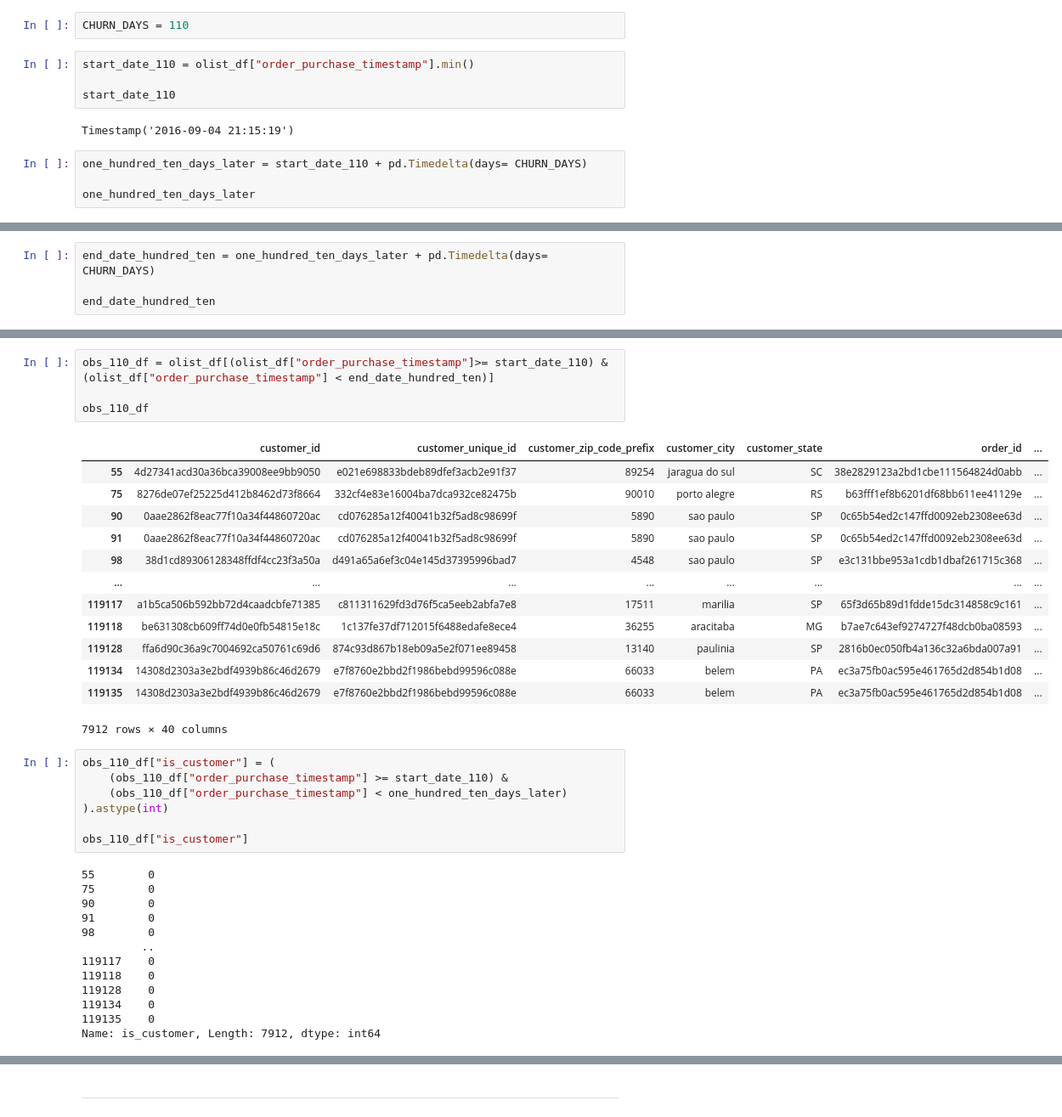
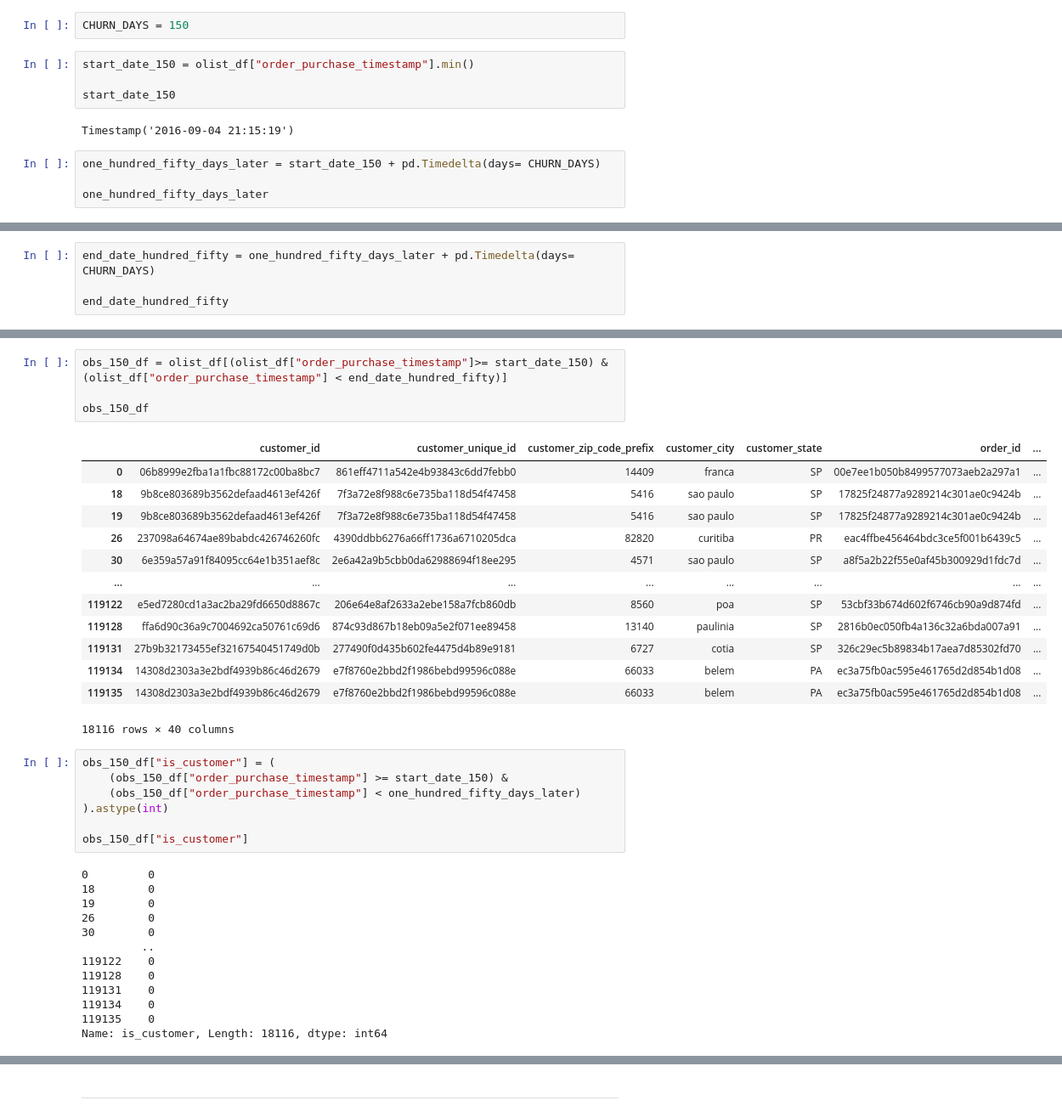
Before and after one commit to SilvanaKoga/tfm-uned-churn, a Jupyter notebook: Notebooks/Training_dataset.ipynb, the cells around one changed output, grey strips where cells are left out. Shown at 85% size. Saved outputs shown, nothing was run; the diff lists cells and outputs as text.

```diff
--- a/Notebooks/Training_dataset.ipynb
+++ b/Notebooks/Training_dataset.ipynb
@@ -729,15 +729,15 @@ dataset_100_df_t2.to_csv(r"C:\Users\Hallen\Documents\mis_cosas\silvana\master\tf
 # %% [markdown]
 ### **110 days term 1**
 # %%
-CHURN_DAYS = 110
+CHURN_DAYS = 150
 # %%
-start_date_110 = olist_df["order_purchase_timestamp"].min()
+start_date_150 = olist_df["order_purchase_timestamp"].min()
 
-start_date_110
+start_date_150
 # %% [output]
 Timestamp('2016-09-04 21:15:19')
 # %%
-one_hundred_ten_days_later = start_date_110 + pd.Timedelta(days= CHURN_DAYS)
+one_hundred_fifty_days_later = start_date_150 + pd.Timedelta(days= CHURN_DAYS)
 
-one_hundred_ten_days_later
+one_hundred_fifty_days_later
 # %% [output]
@@ -745,5 +745,5 @@ Timestamp('2016-12-23 21:15:19')
 # %%
-end_date_hundred_ten = one_hundred_ten_days_later + pd.Timedelta(days= CHURN_DAYS)
+end_date_hundred_fifty = one_hundred_fifty_days_later + pd.Timedelta(days= CHURN_DAYS)
 
-end_date_hundred_ten
+end_date_hundred_fifty
 # %% [output]
@@ -751,39 +751,39 @@ Timestamp('2017-04-12 21:15:19')
 # %%
-obs_110_df = olist_df[(olist_df["order_purchase_timestamp"]>= start_date_110) & (olist_df["order_purchase_timestamp"] < end_date_hundred_ten)]
+obs_150_df = olist_df[(olist_df["order_purchase_timestamp"]>= start_date_150) & (olist_df["order_purchase_timestamp"] < end_date_hundred_fifty)]
 
-obs_110_df
+obs_150_df
 # %% [output]
 |  | customer_id | customer_unique_id | customer_zip_code_prefix | customer_city | customer_state | order_id | ... |
-| 55 | 4d27341acd30a36bca39008ee9bb9050 | e021e698833bdeb89dfef3acb2e91f37 | 89254 | jaragua do sul | SC | 38e2829123a2bd1cbe111564824d0abb | ... |
-| 75 | 8276de07ef25225d412b8462d73f8664 | 332cf4e83e16004ba7dca932ce82475b | 90010 | porto alegre | RS | b63fff1ef8b6201df68bb611ee41129e | ... |
-| 90 | 0aae2862f8eac77f10a34f44860720ac | cd076285a12f40041b32f5ad8c98699f | 5890 | sao paulo | SP | 0c65b54ed2c147ffd0092eb2308ee63d | ... |
-| 91 | 0aae2862f8eac77f10a34f44860720ac | cd076285a12f40041b32f5ad8c98699f | 5890 | sao paulo | SP | 0c65b54ed2c147ffd0092eb2308ee63d | ... |
-| 98 | 38d1cd89306128348ffdf4cc23f3a50a | d491a65a6ef3c04e145d37395996bad7 | 4548 | sao paulo | SP | e3c131bbe953a1cdb1dbaf261715c368 | ... |
+| 0 | 06b8999e2fba1a1fbc88172c00ba8bc7 | 861eff4711a542e4b93843c6dd7febb0 | 14409 | franca | SP | 00e7ee1b050b8499577073aeb2a297a1 | ... |
+| 18 | 9b8ce803689b3562defaad4613ef426f | 7f3a72e8f988c6e735ba118d54f47458 | 5416 | sao paulo | SP | 17825f24877a9289214c301ae0c9424b | ... |
+| 19 | 9b8ce803689b3562defaad4613ef426f | 7f3a72e8f988c6e735ba118d54f47458 | 5416 | sao paulo | SP | 17825f24877a9289214c301ae0c9424b | ... |
+| 26 | 237098a64674ae89babdc426746260fc | 4390ddbb6276a66ff1736a6710205dca | 82820 | curitiba | PR | eac4ffbe456464bdc3ce5f001b6439c5 | ... |
+| 30 | 6e359a57a91f84095cc64e1b351aef8c | 2e6a42a9b5cbb0da62988694f18ee295 | 4571 | sao paulo | SP | a8f5a2b22f55e0af45b300929d1fdc7d | ... |
 | ... | ... | ... | ... | ... | ... | ... | ... |
-| 119117 | a1b5ca506b592bb72d4caadcbfe71385 | c811311629fd3d76f5ca5eeb2abfa7e8 | 17511 | marilia | SP | 65f3d65b89d1fdde15dc314858c9c161 | ... |
-| 119118 | be631308cb609ff74d0e0fb54815e18c | 1c137fe37df712015f6488edafe8ece4 | 36255 | aracitaba | MG | b7ae7c643ef9274727f48dcb0ba08593 | ... |
+| 119122 | e5ed7280cd1a3ac2ba29fd6650d8867c | 206e64e8af2633a2ebe158a7fcb860db | 8560 | poa | SP | 53cbf33b674d602f6746cb90a9d874fd | ... |
 | 119128 | ffa6d90c36a9c7004692ca50761c69d6 | 874c93d867b18eb09a5e2f071ee89458 | 13140 | paulinia | SP | 2816b0ec050fb4a136c32a6bda007a91 | ... |
+| 119131 | 27b9b32173455ef32167540451749d0b | 277490f0d435b602fe4475d4b89e9181 | 6727 | cotia | SP | 326c29ec5b89834b17aea7d85302fd70 | ... |
 | 119134 | 14308d2303a3e2bdf4939b86c46d2679 | e7f8760e2bbd2f1986bebd99596c088e | 66033 | belem | PA | ec3a75fb0ac595e461765d2d854b1d08 | ... |
 | 119135 | 14308d2303a3e2bdf4939b86c46d2679 | e7f8760e2bbd2f1986bebd99596c088e | 66033 | belem | PA | ec3a75fb0ac595e461765d2d854b1d08 | ... |
-7912 rows × 40 columns
+18116 rows × 40 columns
 # %%
-obs_110_df["is_customer"] = (
-    (obs_110_df["order_purchase_timestamp"] >= start_date_110) &
-    (obs_110_df["order_purchase_timestamp"] < one_hundred_ten_days_later)
+obs_150_df["is_customer"] = (
+    (obs_150_df["order_purchase_timestamp"] >= start_date_150) &
+    (obs_150_df["order_purchase_timestamp"] < one_hundred_fifty_days_later)
 ).astype(int)
 
-obs_110_df["is_customer"]
+obs_150_df["is_customer"]
 # %% [output]
-55        0
-75        0
-90        0
-91        0
-98        0
+0         0
+18        0
+19        0
+26        0
+30        0
          ..
-119117    0
-119118    0
+119122    0
 119128    0
+119131    0
 119134    0
 119135    0
-Name: is_customer, Length: 7912, dtype: int64
+Name: is_customer, Length: 18116, dtype: int64
 # %%
```
Also changed, not shown: parts of 58 cells of this notebook, 1 other file.
